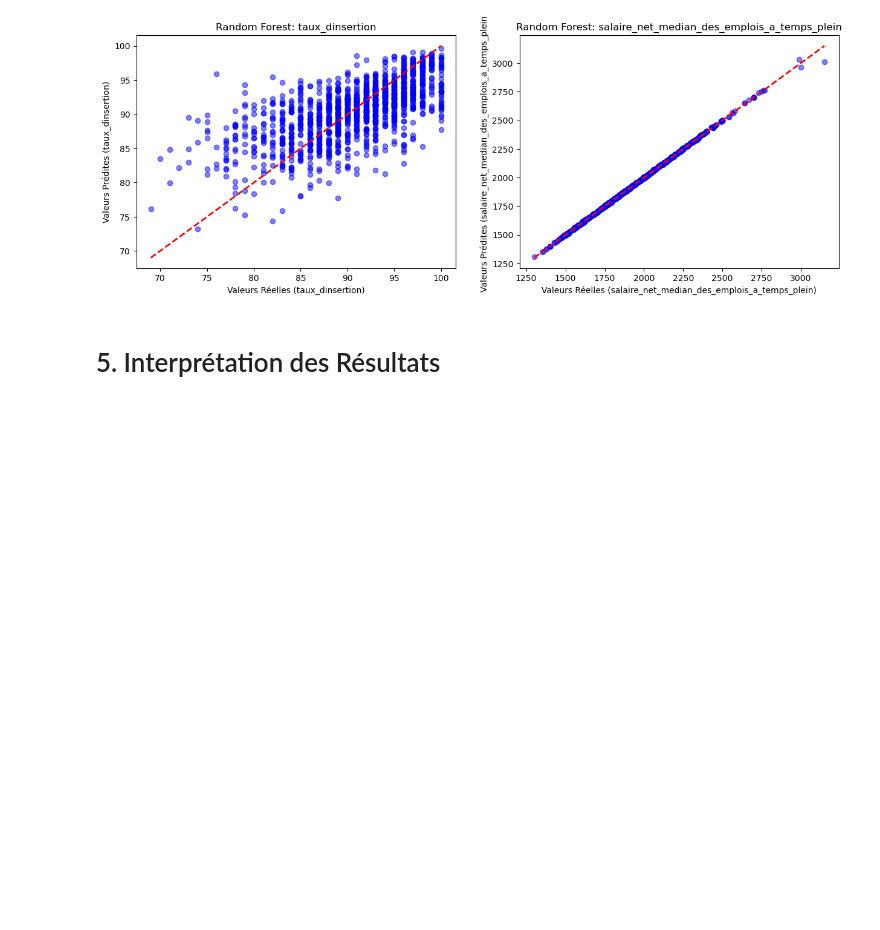
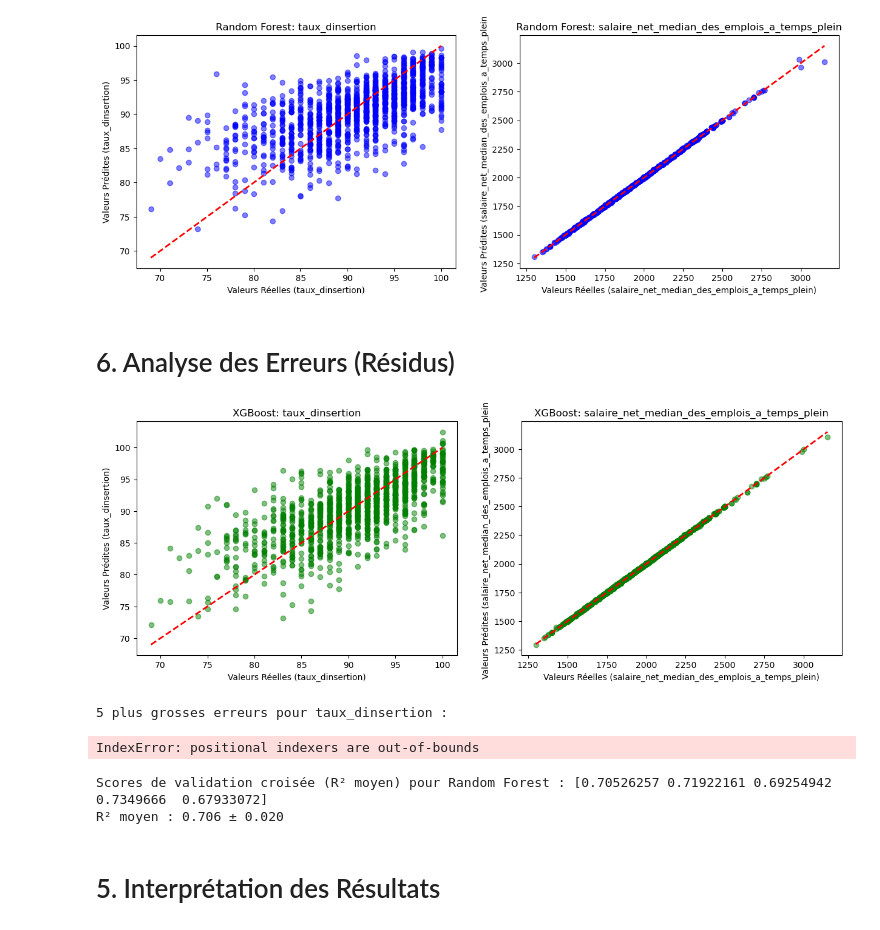
Before and after one commit to mattmathbg/Projet_ML, a Jupyter notebook: Projet.ipynb, the cells around one changed output. Cells and saved outputs as stored; diff of their text form; code cells hidden in the pictures; blank space fills up the shorter version.

```diff
--- a/Projet.ipynb
+++ b/Projet.ipynb
@@ -140,3 +160,17 @@ y = df_final[targets]  # Multi-output targets
 # %% [output]
 Nombre de colonnes avant : 31
 Nombre de colonnes après encodage : 70
+# %%
+# Vérification du Data Leakage
+# Calculer la corrélation entre salaire_brut_annuel_estime et salaire_net_median_des_emplois_a_temps_plein
+correlation = df_final['salaire_brut_annuel_estime'].corr(df_final['salaire_net_median_des_emplois_a_temps_plein'])
+print(f"Corrélation entre salaire_brut_annuel_estime et salaire_net_median_des_emplois_a_temps_plein : {correlation:.3f}")
+
+if correlation > 0.9:
+    print("Attention : Forte corrélation détectée. Risque de data leakage. Proposition : Supprimer 'salaire_brut_annuel_estime' de X.")
+    # Supprimer la colonne de X si elle existe
+    if 'salaire_brut_annuel_estime' in X.columns:
+        X = X.drop(columns=['salaire_brut_annuel_estime'])
+        print("Colonne supprimée de X.")
+else:
+    print("Pas de forte corrélation détectée.")
@@ -319,6 +368,42 @@ Tableau comparatif des performances :
 | 2 | XGBoost | taux_dinsertion | 2.998228 | 3.967680 | 0.521749 |
 | 3 | XGBoost | salaire_net_median_des_emplois_a_... | 1.653695 | 2.988570 | 0.999864 |
 [figure]
+# %% [markdown]
+# 6. Analyse des Erreurs (Résidus)
+# %%
+# Identifier les 5 plus grosses erreurs pour chaque cible
+for i, target in enumerate(target_names):
+    errors = np.abs(y_test.iloc[:, i] - y_pred_xgb[:, i])
+    # Obtenir les indices des 5 plus grosses erreurs
+    top_5_indices = errors.nlargest(5).index
+    print(f"\n5 plus grosses erreurs pour {target} :")
+    for idx in top_5_indices:
+        real = y_test.loc[idx, target]
+        pred = y_pred_xgb[y_test.index.get_loc(idx), i]
+        error = abs(real - pred)
+        print(f"Index {idx}: Réel={real:.2f}, Prédit={pred:.2f}, Erreur={error:.2f}")
+# %% [output]
+[figure, added]
+5 plus grosses erreurs pour taux_dinsertion :
+IndexError: positional indexers are out-of-bounds
+# %%
+# Validation Croisée pour Random Forest
+from sklearn.model_selection import cross_val_score
+from sklearn.metrics import make_scorer, r2_score
+
+# Pour multi-output, utiliser un scorer personnalisé pour la moyenne des R²
+def multi_r2_score(y_true, y_pred):
+    return np.mean([r2_score(y_true[:, i], y_pred[:, i]) for i in range(y_true.shape[1])])
+
+multi_r2_scorer = make_scorer(multi_r2_score)
+
+# Cross-validation avec k=5
+cv_scores = cross_val_score(rf_model, X_train_scaled, y_train.values, cv=5, scoring=multi_r2_scorer)
+print(f"Scores de validation croisée (R² moyen) pour Random Forest : {cv_scores}")
+print(f"R² moyen : {cv_scores.mean():.3f} ± {cv_scores.std():.3f}")
+# %% [output]
+Scores de validation croisée (R² moyen) pour Random Forest : [0.70526257 0.71922161 0.69254942 0.7349666  0.67933072]
+R² moyen : 0.706 ± 0.020
 # %% [markdown]
 # 5. Interprétation des Résultats
 # %%
```
Also changed, not shown: parts of 5 cells of this notebook.
